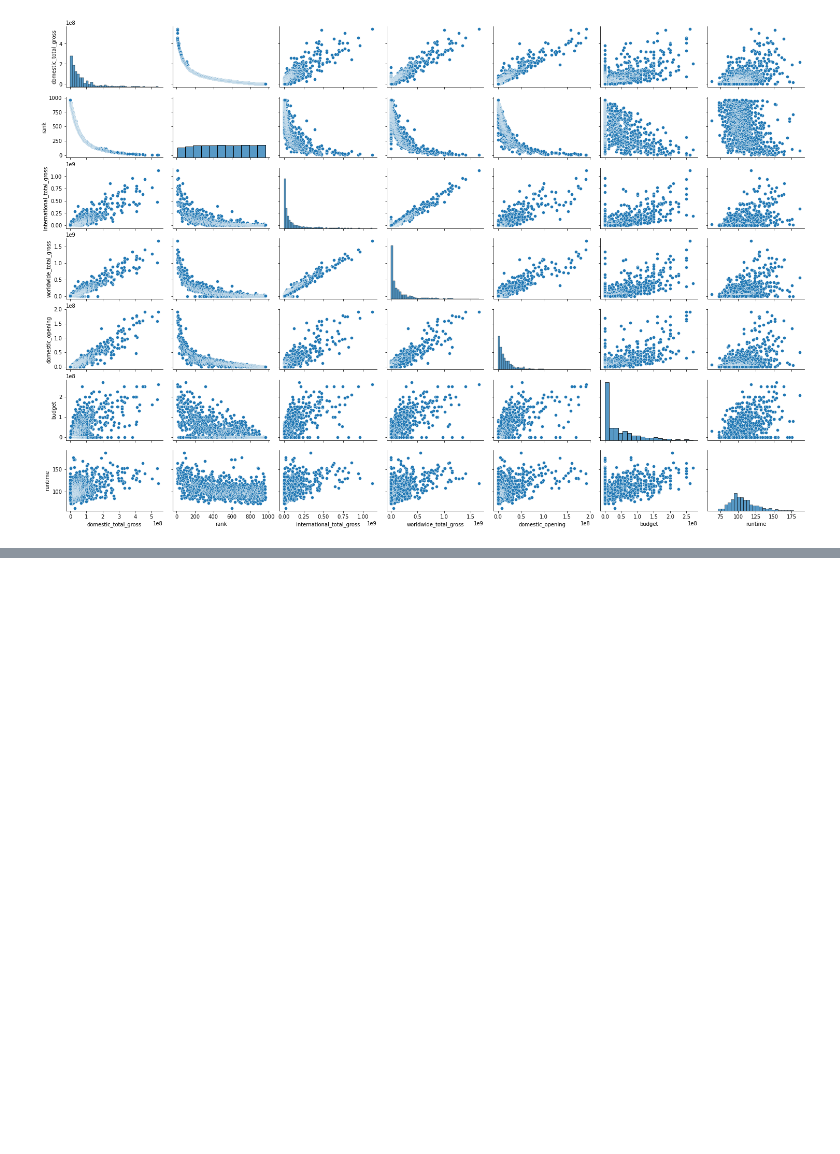
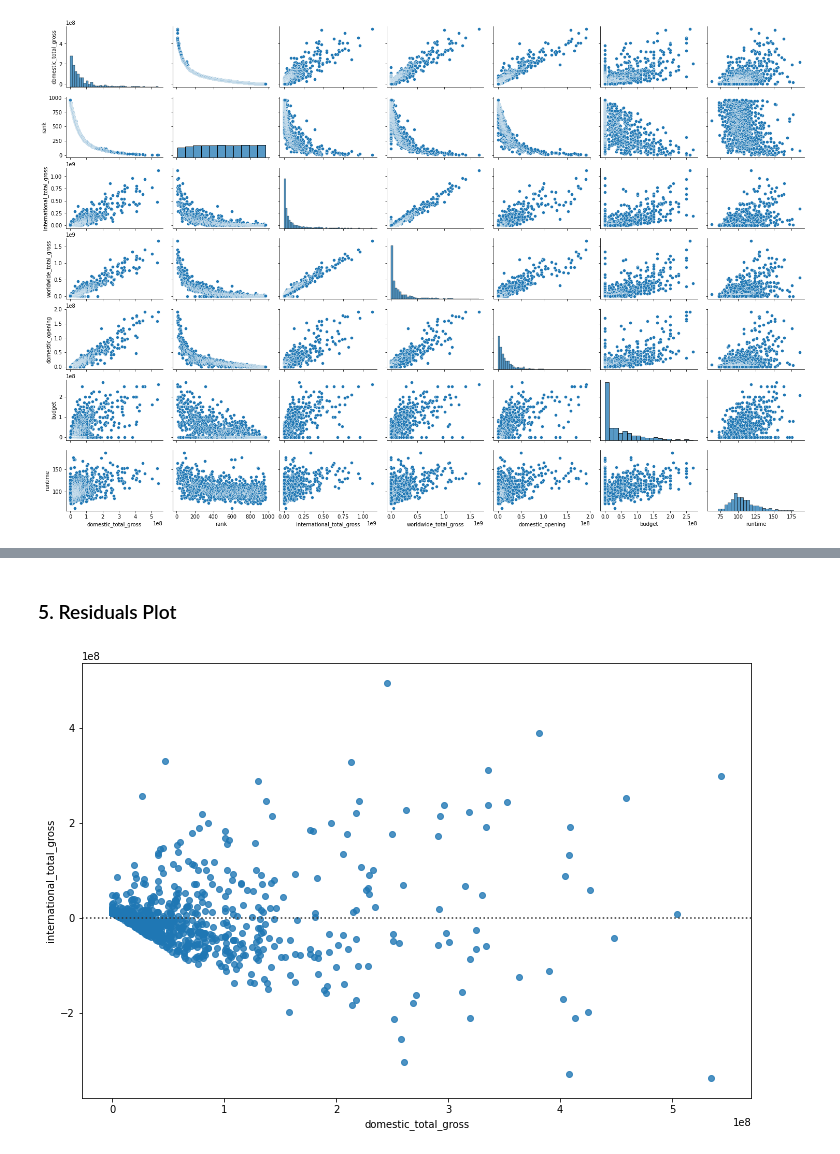
Before and after one commit to slp22/regression-project, a Jupyter notebook: regression-project-mvp.ipynb, the cells around one changed output, grey strips where cells are left out. Saved outputs shown, nothing was run; the diff lists cells and outputs as text; code cells hidden in the pictures; blank space fills up the shorter version.

```diff
--- a/regression-project-mvp.ipynb
+++ b/regression-project-mvp.ipynb
@@ -135,0 +152,8 @@ fit.resid.plot(style='o', figsize=(12,8));
+# %% [markdown]
+### 5. Residuals Plot
+# %%
+# cone shape indicates heteroskedasticity; likely due to the large range of domestic movie revenue
+f, ax = plt.subplots(figsize=(12, 8))
+sns.residplot(x='domestic_total_gross', y='international_total_gross', data=movie_df);
+# %% [output]
+[figure, added]
```
Also changed, not shown: parts of 14 cells of this notebook.
